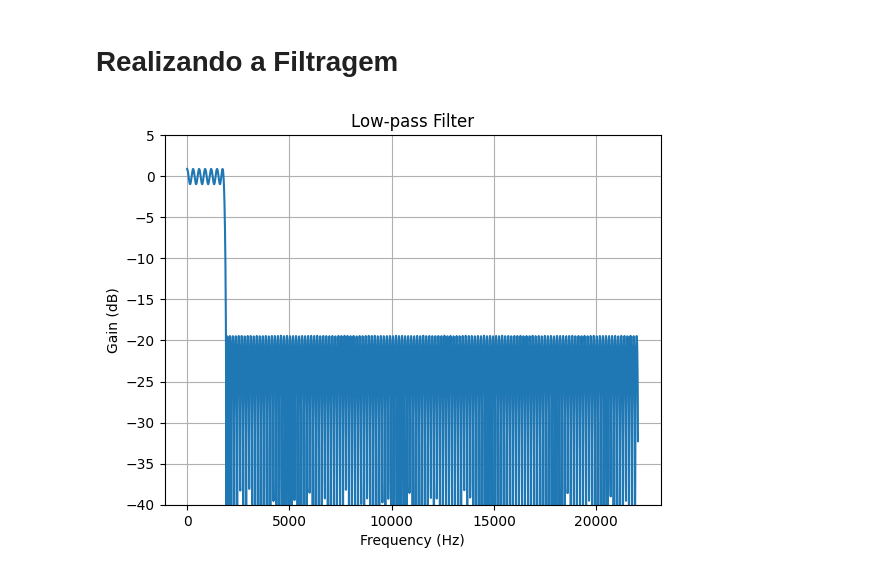
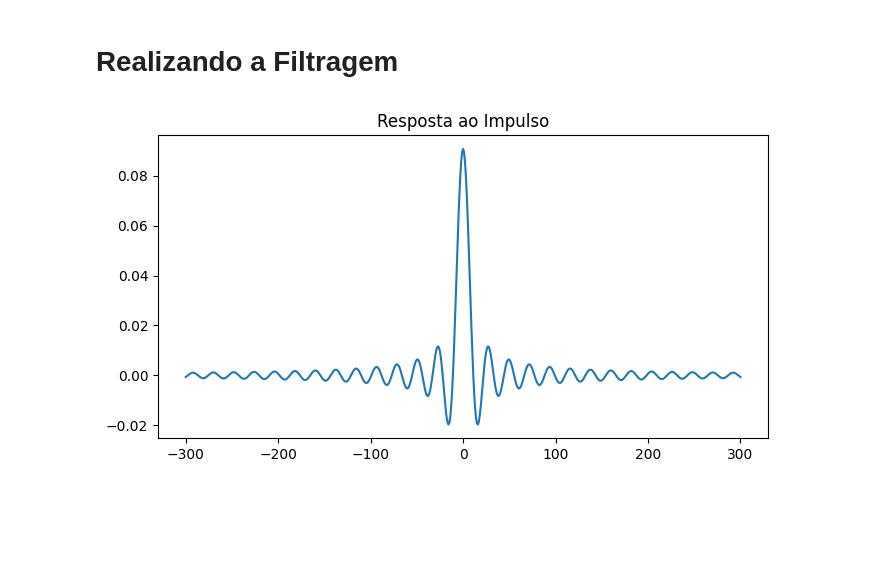
Before and after one commit to andrevale99/STD_DCA0107, a Jupyter notebook: U1/filtragem.ipynb, the cells around one changed output. Cells and saved outputs as stored; diff of their text form; code cells hidden in the pictures; blank space fills up the shorter version.

```diff
--- a/U1/filtragem.ipynb
+++ b/U1/filtragem.ipynb
@@ -127,14 +112,22 @@ def plot_response(w, h, title):
-# %%
-num_taps = 300
-freq_cutoff = 1800
-transition_cutoff = 100
-
-taps = signal.remez(num_taps, [0, freq_cutoff, freq_cutoff + transition_cutoff, 0.5*fs],[1, 0], fs=fs)
-
-w, h = signal.freqz(taps, [1], worN=2000, fs=fs)
-
-plot_response(w, h, "Low-pass Filter")
-
-plt.show()
-# %% [output]
-[figure, removed]
+# %%
+np.seterr(divide='ignore', invalid='ignore')
+
+fc = 2000
+
+wc = np.pi * fc/(fs/2)
+N1 = 300
+n1 = np.arange(-N1,(N1+1),1)
+
+NSamples = len(n1)
+
+hlp = wc/np.pi*(np.sin(wc*n1)) / (wc*n1)
+hlp[n1==0] = wc / np.pi
+
+figure(figsize=(cm_to_inch(20), cm_to_inch(10)), dpi=100)
+
+plt.plot(n1,hlp)
+plt.title('Resposta ao Impulso')
+
+plt.show()
+# %% [output]
+[figure, added]
```
Also changed, not shown: parts of 7 cells of this notebook, 5 other files.
